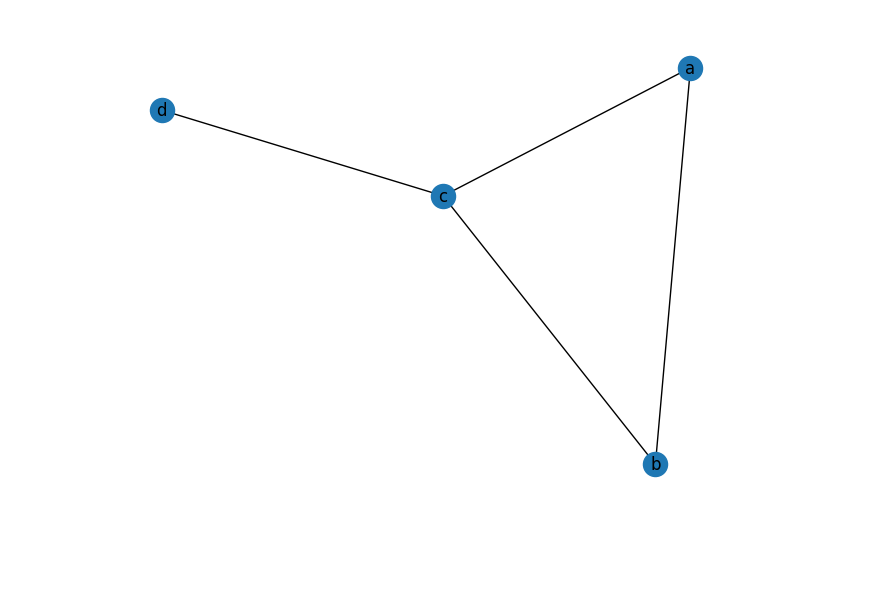
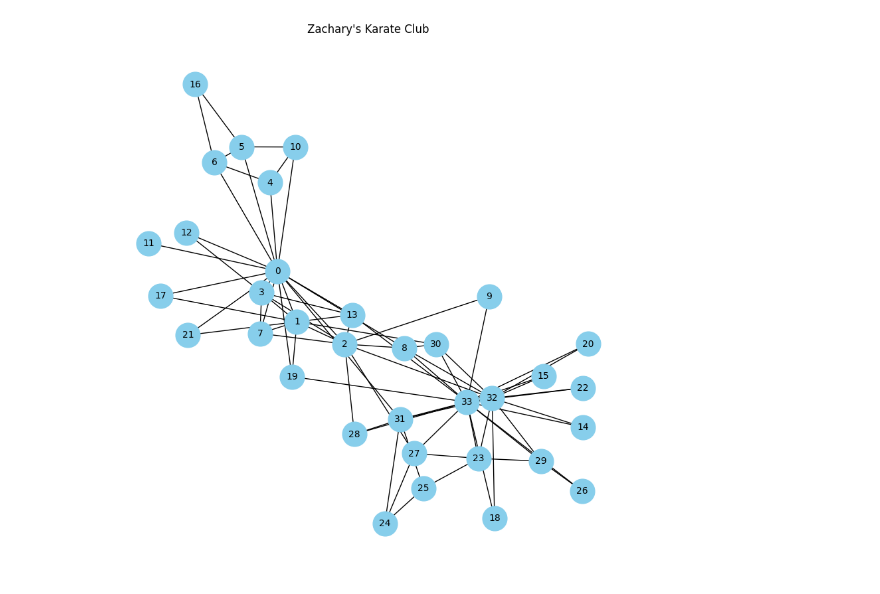
Before and after one commit to mahmoudAliaboElhassan/Social-Information_Systems, a Jupyter notebook: nodes_graphs.ipynb, the cells around one changed output. Cells and saved outputs as stored; diff of their text form; code cells hidden in the pictures; blank space fills up the shorter version.

```diff
--- a/nodes_graphs.ipynb
+++ b/nodes_graphs.ipynb
@@ -32,17 +1,20 @@ Note: you may need to restart the kernel to use updated packages.
-# %%
-G = nx.Graph()
-
-# give each a node a 'name', which is a letter in this case.
-G.add_node('a')
-
-# the add_nodes_from method allows adding nodes from a sequence, in this case a list
-
-nodes_to_add = ['b', 'c', 'd']
-G.add_nodes_from(nodes_to_add)
-G.add_edge('a', 'b')
-edges_to_add = [('a', 'c'), ('b', 'c'), ('c', 'd')]
-G.add_edges_from(edges_to_add)
-# draw the graph
-nx.draw(G, with_labels=True)
-# %% [output]
-[figure, removed]
+# %%
+# To get the dataset for Zachary's Karate Club from NetworkX and perform clustering using the specified algorithms,
+# we will use the NetworkX library to load the dataset and then implement clustering algorithms.
+
+import networkx as nx
+import numpy as np
+import matplotlib.pyplot as plt
+
+# Load the Zachary Karate Club graph from NetworkX
+G = nx.karate_club_graph()
+
+# Visualizing the graph
+plt.figure(figsize=(8, 8))
+nx.draw(G, with_labels=True, node_size=700, node_color="skyblue", font_size=10)
+plt.title("Zachary's Karate Club")
+plt.show()
+
+# Now, let's implement clustering algorithms: Grivan-Newman, Ravasz, and Clique
+# %% [output]
+[figure, added]
```
Also changed, not shown: parts of 8 cells of this notebook.
